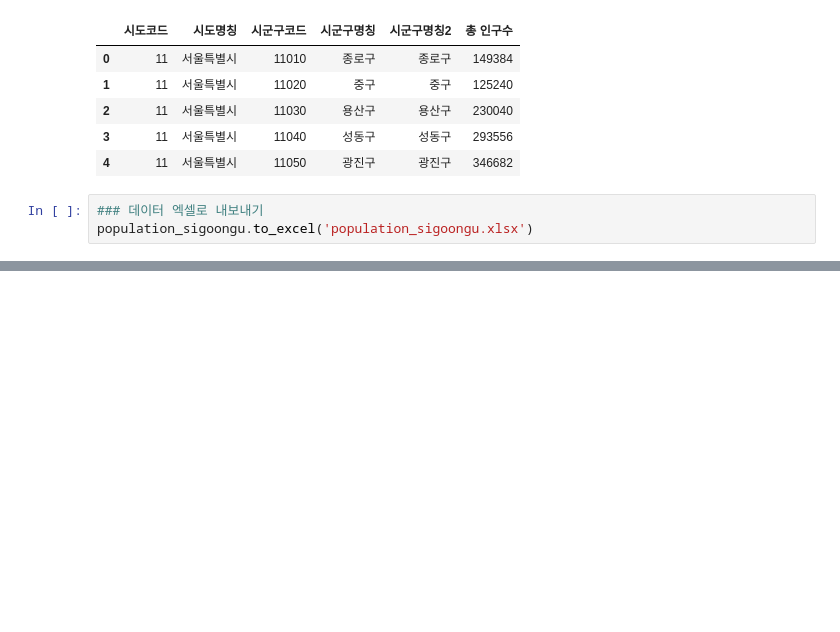
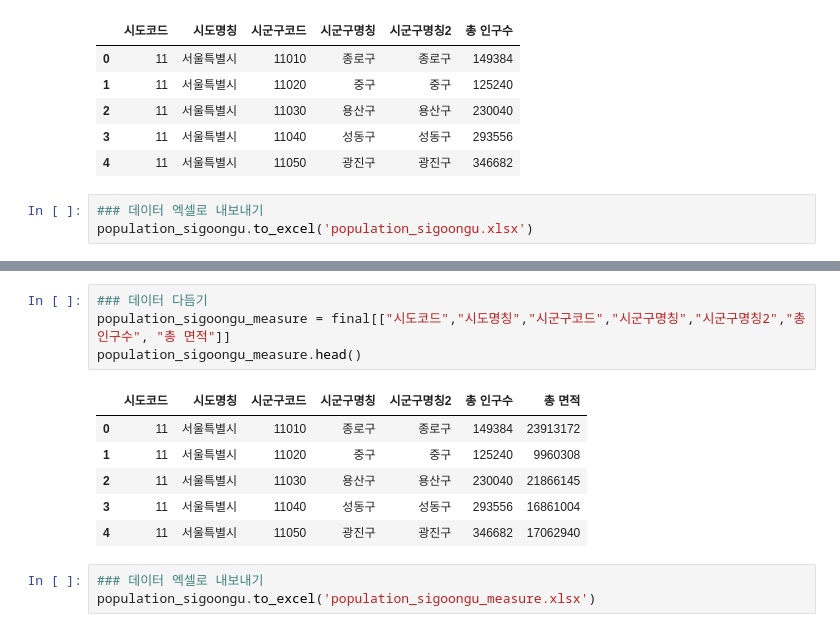
Before and after one commit to subinJi/daitgirls_5th_final, a Jupyter notebook: 0. Data_sigoongoo_population.ipynb, the cells around one changed output, grey strips where cells are left out. Saved outputs shown, nothing was run; the diff lists cells and outputs as text; blank space fills up the shorter version.

Commit message:
ver 2
마지막 엑셀 내보내기 코드 수정

```diff
--- a/0. Data_sigoongoo_population.ipynb
+++ b/0. Data_sigoongoo_population.ipynb
@@ -329,0 +319,14 @@ population_sigoongu.head()
+# %%
+### 데이터 다듬기
+population_sigoongu_measure = final[["시도코드","시도명칭","시군구코드","시군구명칭","시군구명칭2","총 인구수", "총 면적"]]
+population_sigoongu_measure.head()
+# %% [output]
+|  | 시도코드 | 시도명칭 | 시군구코드 | 시군구명칭 | 시군구명칭2 | 총 인구수 | 총 면적 |
+| 0 | 11 | 서울특별시 | 11010 | 종로구 | 종로구 | 149384 | 23913172 |
+| 1 | 11 | 서울특별시 | 11020 | 중구 | 중구 | 125240 | 9960308 |
+| 2 | 11 | 서울특별시 | 11030 | 용산구 | 용산구 | 230040 | 21866145 |
+| 3 | 11 | 서울특별시 | 11040 | 성동구 | 성동구 | 293556 | 16861004 |
+| 4 | 11 | 서울특별시 | 11050 | 광진구 | 광진구 | 346682 | 17062940 |
+# %%
+### 데이터 엑셀로 내보내기
+population_sigoongu.to_excel('population_sigoongu_measure.xlsx')
```
Also changed, not shown: parts of 17 cells of this notebook.
